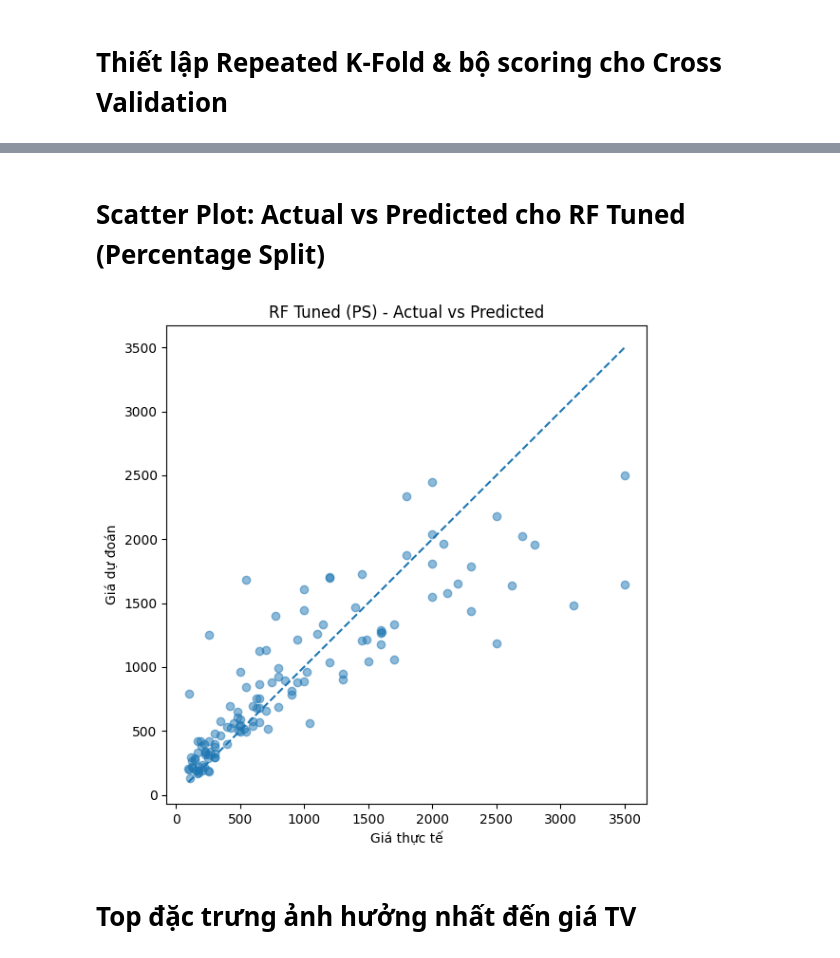
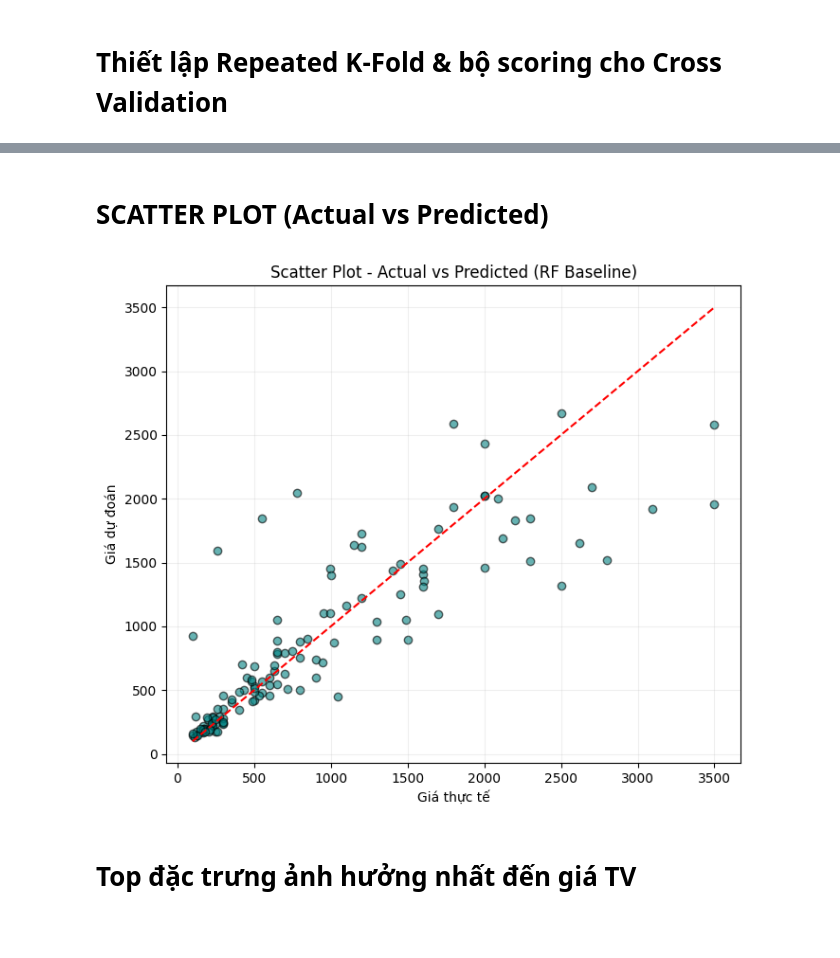
Before and after one commit to whyalwaysme2x/SVM_RF_TV, a Jupyter notebook: SVM_RF_TV/Code/rf-tv.ipynb, the cells around one changed output, grey strips where cells are left out. Cells and saved outputs as stored; diff of their text form; code cells hidden in the pictures; blank space fills up the shorter version.

```diff
--- a/SVM_RF_TV/Code/rf-tv.ipynb
+++ b/SVM_RF_TV/Code/rf-tv.ipynb
@@ -303,18 +291,24 @@ plt.show()
 # %% [markdown]
-# Scatter Plot: Actual vs Predicted cho RF Tuned (Percentage Split)
+# SCATTER PLOT (Actual vs Predicted)
 # %%
-plt.figure(figsize=(6, 6))
-plt.scatter(y_test, y_pred_best_ps, alpha=0.5)
-min_val = min(y_test.min(), y_pred_best_ps.min())
-max_val = max(y_test.max(), y_pred_best_ps.max())
-plt.plot([min_val, max_val], [min_val, max_val], linestyle="--")
+
+plt.figure(figsize=(7,6))
+
+plt.scatter(y_test, y_pred_base, alpha=0.6, color="teal", edgecolor="k")
+
+# Vẽ đường chéo lý tưởng
+min_val = min(min(y_test), min(y_pred_base))
+max_val = max(max(y_test), max(y_pred_base))
+plt.plot([min_val, max_val], [min_val, max_val], "r--")
+
 plt.xlabel("Giá thực tế")
 plt.ylabel("Giá dự đoán")
-plt.title("RF Tuned (PS) - Actual vs Predicted")
+plt.title("Scatter Plot - Actual vs Predicted (RF Baseline)")
+plt.grid(alpha=0.2)
 plt.tight_layout()
 plt.show()
 # %% [output]
-[figure, old version]
+[figure, new version]
 # %% [markdown]
 # Top đặc trưng ảnh hưởng nhất đến giá TV
 # %%
```
Also changed, not shown: parts of 19 cells of this notebook.
